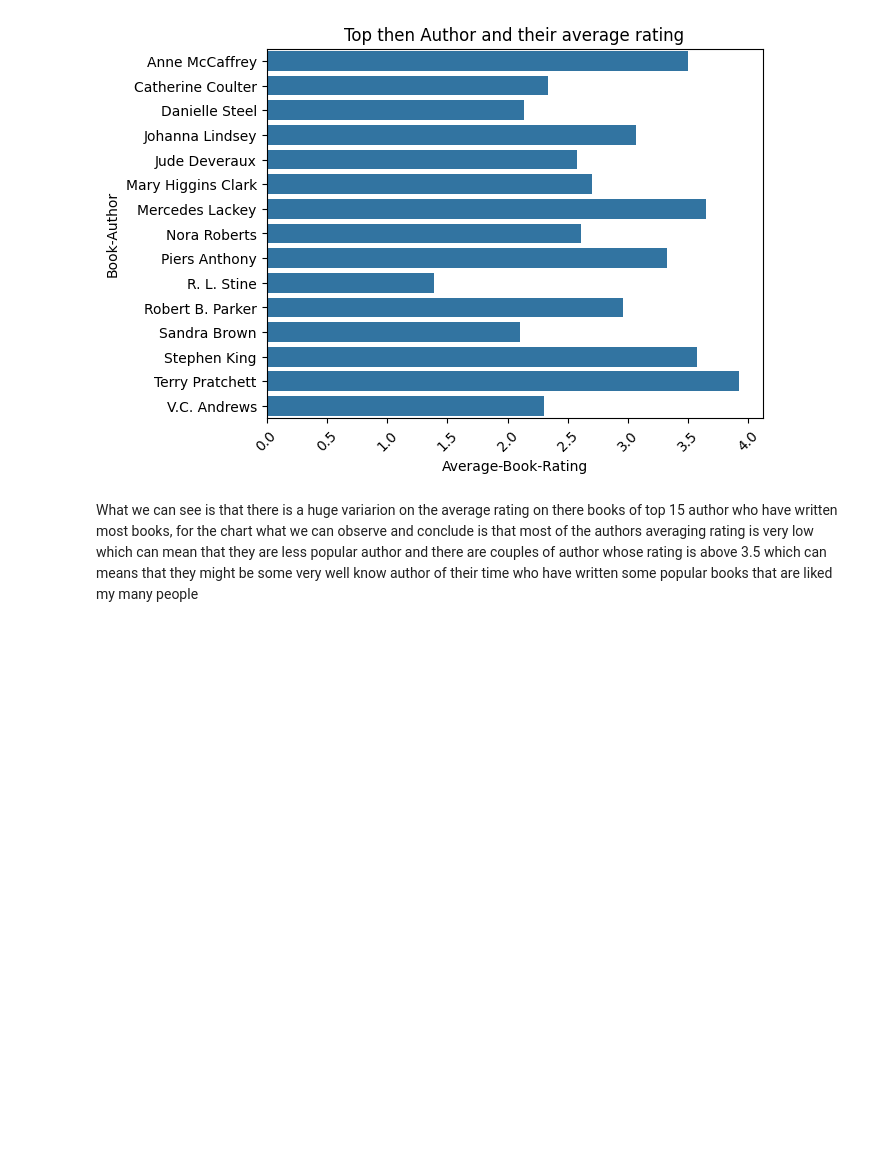
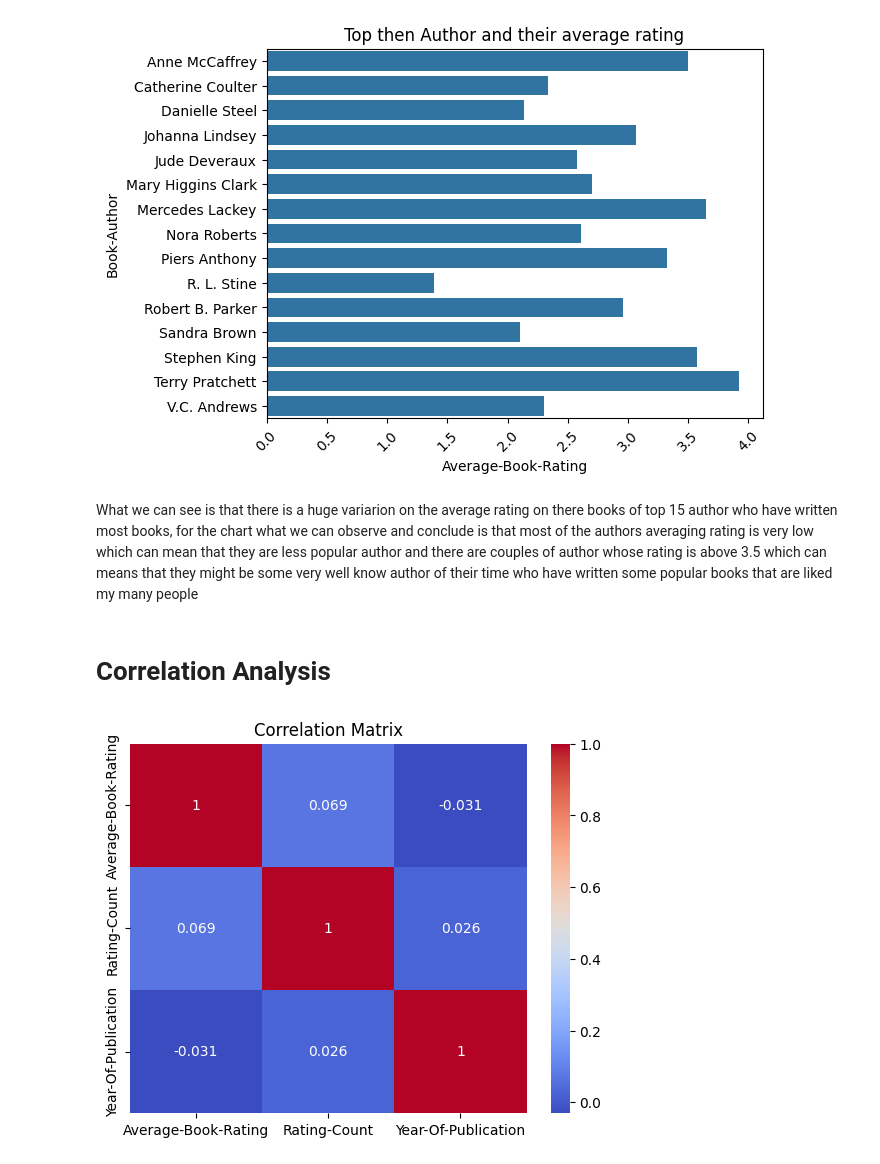
Before and after one commit to salina-nakarmi/Recommendo, a Jupyter notebook: EDA.ipynb, the cells around one changed output. Saved outputs shown, nothing was run; the diff lists cells and outputs as text; code cells hidden in the pictures; blank space fills up the shorter version.

```diff
--- a/EDA.ipynb
+++ b/EDA.ipynb
@@ -666,3 +677,13 @@ plt.show()
 [figure]
 # %% [markdown]
 What we can see is that there is a huge variarion on the average rating on there books of top 15 author who have written most books, for the chart what we can observe and conclude is that most of the authors averaging rating is very low which can mean that they are less popular author and there are couples of author whose rating is above 3.5 which can means that they might be some very well know author of their time who have written some popular books that are liked my many people
+# %% [markdown]
+# **Correlation Analysis**
+# %%
+numeric_cols = ['Average-Book-Rating', 'Rating-Count', 'Year-Of-Publication']
+#This computes the correlation matrix for the selected numeric columns.
+sns.heatmap(df[numeric_cols].corr(), annot=True, cmap='coolwarm')
+plt.title('Correlation Matrix')
+plt.show()
+# %% [output]
+[figure, added]
```
Also changed, not shown: parts of 11 cells of this notebook.
